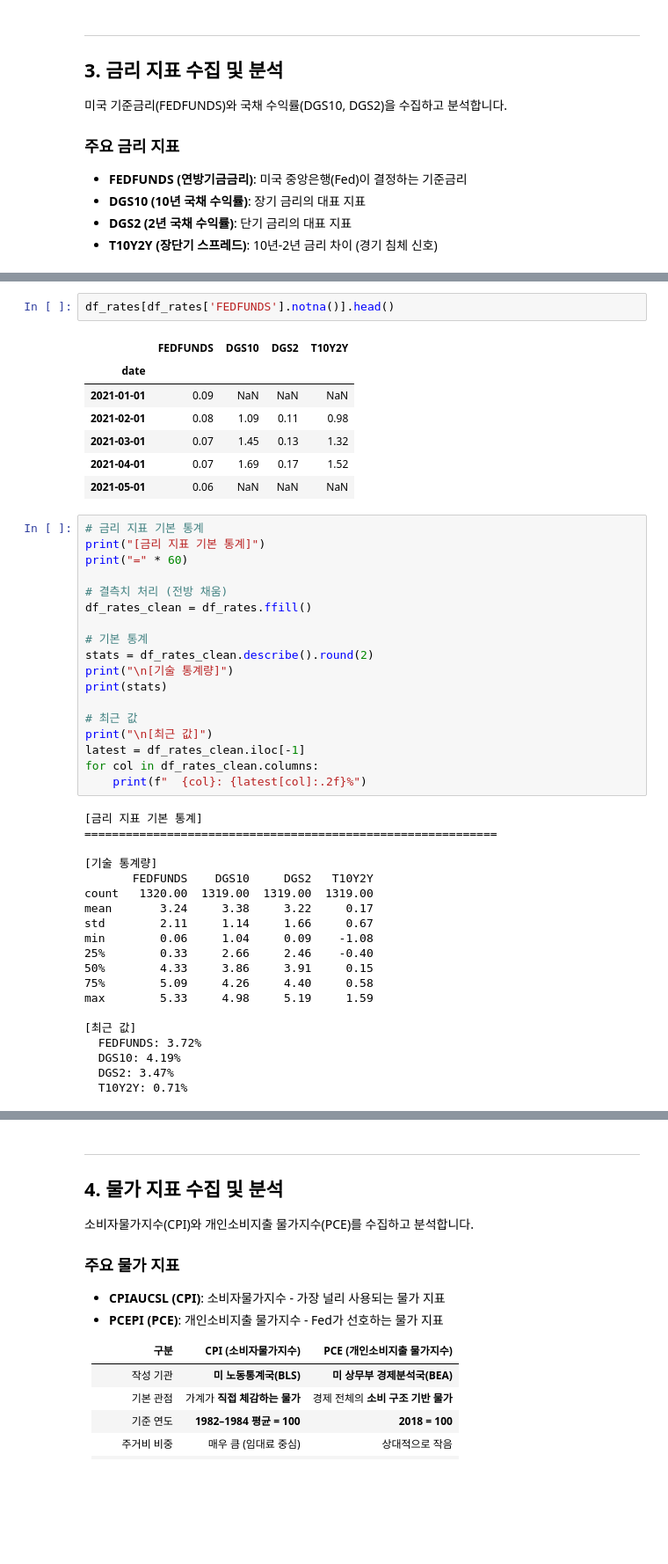
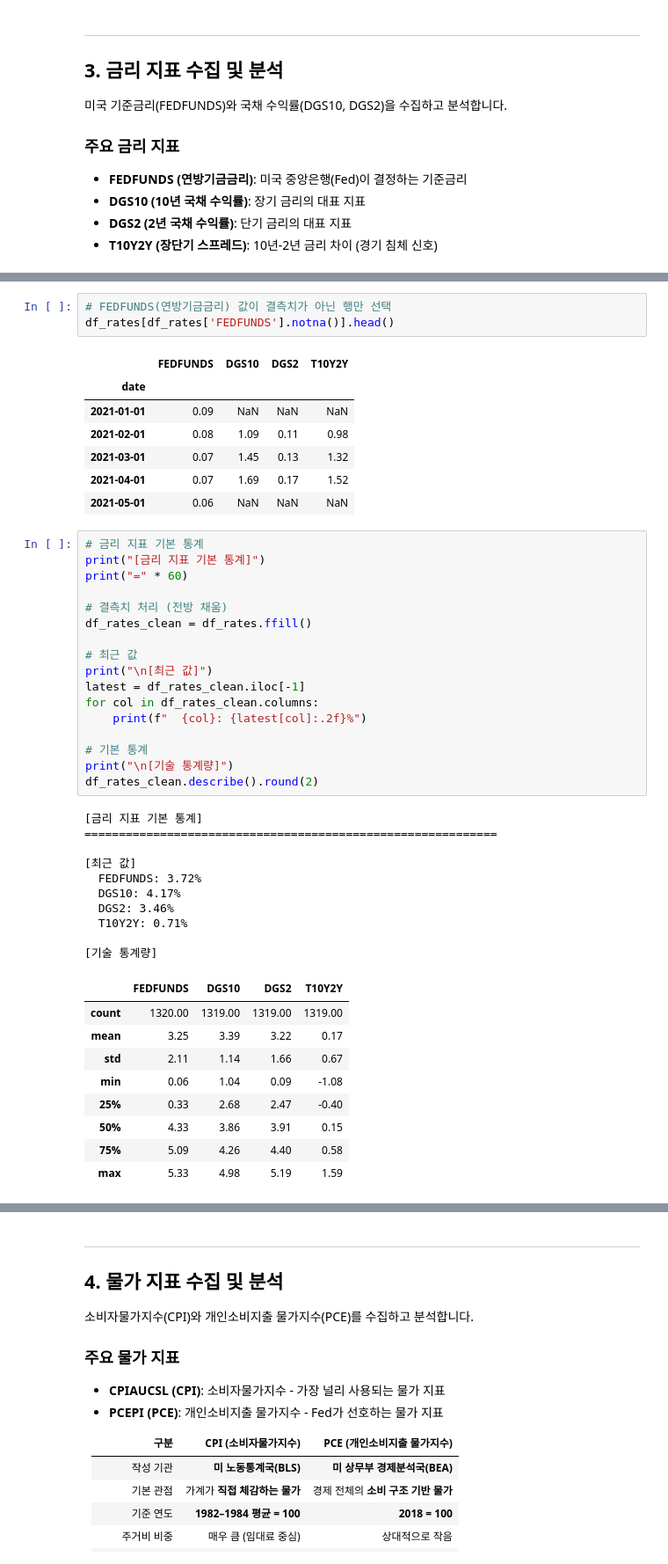
Before and after one commit to ironmanciti/Finance_ePassKorea, a Jupyter notebook: Module_02_경제금융지표수집자동화/13_실습_FRED_API_경제지표_수집.ipynb, the cells around one changed output, grey strips where cells are left out. Shown at 88% size. Cells and saved outputs as stored; diff of their text form; blank space fills up the shorter version.

```diff
--- a/Module_02_경제금융지표수집자동화/13_실습_FRED_API_경제지표_수집.ipynb
+++ b/Module_02_경제금융지표수집자동화/13_실습_FRED_API_경제지표_수집.ipynb
@@ -206,4 +207,5 @@ df_rates.tail()
 # %%
+# FEDFUNDS(연방기금금리) 값이 결측치가 아닌 행만 선택
 df_rates[df_rates['FEDFUNDS'].notna()].head()
 # %% [output]
 |  | FEDFUNDS | DGS10 | DGS2 | T10Y2Y |
@@ -216,38 +218,37 @@ df_rates[df_rates['FEDFUNDS'].notna()].head()
 # %%
 # 금리 지표 기본 통계
 print("[금리 지표 기본 통계]")
 print("=" * 60)
 
 # 결측치 처리 (전방 채움)
 df_rates_clean = df_rates.ffill()
 
-# 기본 통계
-stats = df_rates_clean.describe().round(2)
-print("\n[기술 통계량]")
-print(stats)
-
 # 최근 값
 print("\n[최근 값]")
 latest = df_rates_clean.iloc[-1]
 for col in df_rates_clean.columns:
     print(f"  {col}: {latest[col]:.2f}%")
+
+# 기본 통계
+print("\n[기술 통계량]")
+df_rates_clean.describe().round(2)
 # %% [output]
 [금리 지표 기본 통계]
 ============================================================
 
-[기술 통계량]
-       FEDFUNDS    DGS10     DGS2   T10Y2Y
-count   1320.00  1319.00  1319.00  1319.00
-mean       3.24     3.38     3.22     0.17
-std        2.11     1.14     1.66     0.67
-min        0.06     1.04     0.09    -1.08
-25%        0.33     2.66     2.46    -0.40
-50%        4.33     3.86     3.91     0.15
-75%        5.09     4.26     4.40     0.58
-max        5.33     4.98     5.19     1.59
-
 [최근 값]
   FEDFUNDS: 3.72%
-  DGS10: 4.19%
-  DGS2: 3.47%
+  DGS10: 4.17%
+  DGS2: 3.46%
   T10Y2Y: 0.71%
+
+[기술 통계량]
+|  | FEDFUNDS | DGS10 | DGS2 | T10Y2Y |
+| count | 1320.00 | 1319.00 | 1319.00 | 1319.00 |
+| mean | 3.25 | 3.39 | 3.22 | 0.17 |
+| std | 2.11 | 1.14 | 1.66 | 0.67 |
+| min | 0.06 | 1.04 | 0.09 | -1.08 |
+| 25% | 0.33 | 2.68 | 2.47 | -0.40 |
+| 50% | 4.33 | 3.86 | 3.91 | 0.15 |
+| 75% | 5.09 | 4.26 | 4.40 | 0.58 |
+| max | 5.33 | 4.98 | 5.19 | 1.59 |
```
Also changed, not shown: parts of 16 cells of this notebook, 5 other files.
